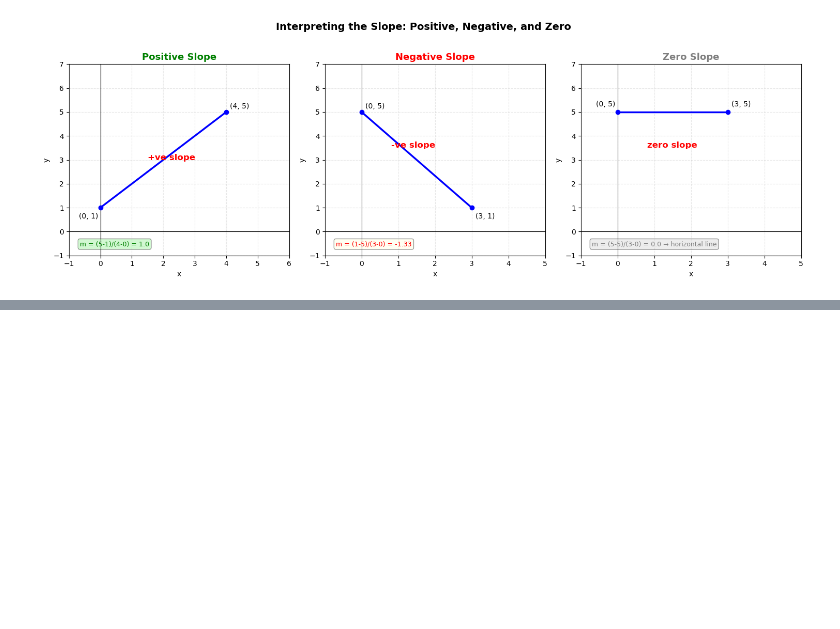
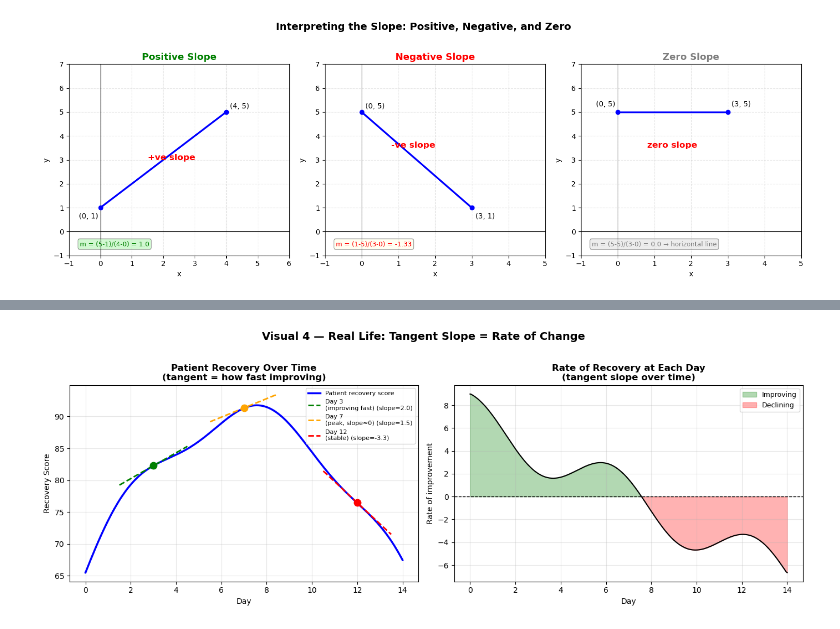
Before and after one commit to aya-alharazin/Machine-Learning, a Jupyter notebook: 02 - Linear Equation.ipynb, the cells around one changed output, grey strips where cells are left out. Drawn from its saved outputs; the diff is of its cells as text; code cells hidden in the pictures; blank space fills up the shorter version.

```diff
--- a/02 - Linear Equation.ipynb
+++ b/02 - Linear Equation.ipynb
@@ -172,0 +353,54 @@ plt.show()
+# %%
+fig, axes = plt.subplots(1, 2, figsize=(14, 5))
+
+days       = np.linspace(0, 14, 300)
+# Recovery score: starts at 20, peaks around day 7, levels off
+recovery   = -0.5*(days - 7)**2 + 90 + np.sin(days)*2
+def drec(d): return -(days[1]-days[0]) + 0  # approximate
+
+# Actual derivative numerically
+rec_slope  = np.gradient(recovery, days)
+
+ax = axes[0]
+ax.plot(days, recovery, color='blue', linewidth=2.5,
+        label='Patient recovery score')
+
+# Show tangent at 3 meaningful days
+for day, col, lbl in [(3, 'green', 'Day 3\n(improving fast)'),
+                      (7, 'orange','Day 7\n(peak, slope≈0)'),
+                      (12,'red',   'Day 12\n(stable)')]:
+    idx   = np.argmin(np.abs(days - day))
+    slope = rec_slope[idx]
+    ry    = recovery[idx]
+    tx_ln = np.linspace(day - 1.5, day + 1.5, 50)
+    ty_ln = slope * (tx_ln - day) + ry
+    ax.plot(tx_ln, ty_ln, color=col,
+            linewidth=2, linestyle='--', label=f'{lbl} (slope={slope:.1f})')
+    ax.scatter([day], [ry], color=col, s=80, zorder=5)
+
+ax.set_title('Patient Recovery Over Time\n(tangent = how fast improving)',
+             fontsize=12, fontweight='bold')
+ax.set_xlabel('Day'); ax.set_ylabel('Recovery Score')
+ax.legend(fontsize=8); ax.grid(True, alpha=0.3)
+
+# Right: slope (rate of improvement) over time
+ax2 = axes[1]
+ax2.fill_between(days, rec_slope, 0,
+                 where=(rec_slope > 0), color='green', alpha=0.3,
+                 label='Improving')
+ax2.fill_between(days, rec_slope, 0,
+                 where=(rec_slope < 0), color='red', alpha=0.3,
+                 label='Declining')
+ax2.plot(days, rec_slope, color='black', linewidth=1.5)
+ax2.axhline(0, color='black', linewidth=1, linestyle='--')
+ax2.set_title('Rate of Recovery at Each Day\n(tangent slope over time)',
+              fontsize=12, fontweight='bold')
+ax2.set_xlabel('Day'); ax2.set_ylabel('Rate of improvement')
+ax2.legend(fontsize=9); ax2.grid(True, alpha=0.3)
+
+plt.suptitle('Visual 4 — Real Life: Tangent Slope = Rate of Change',
+             fontsize=14, fontweight='bold', y=1.02)
+plt.tight_layout()
+plt.show()
+# %% [output]
+[figure, added]
```
Also changed, not shown: parts of 5 cells of this notebook.
